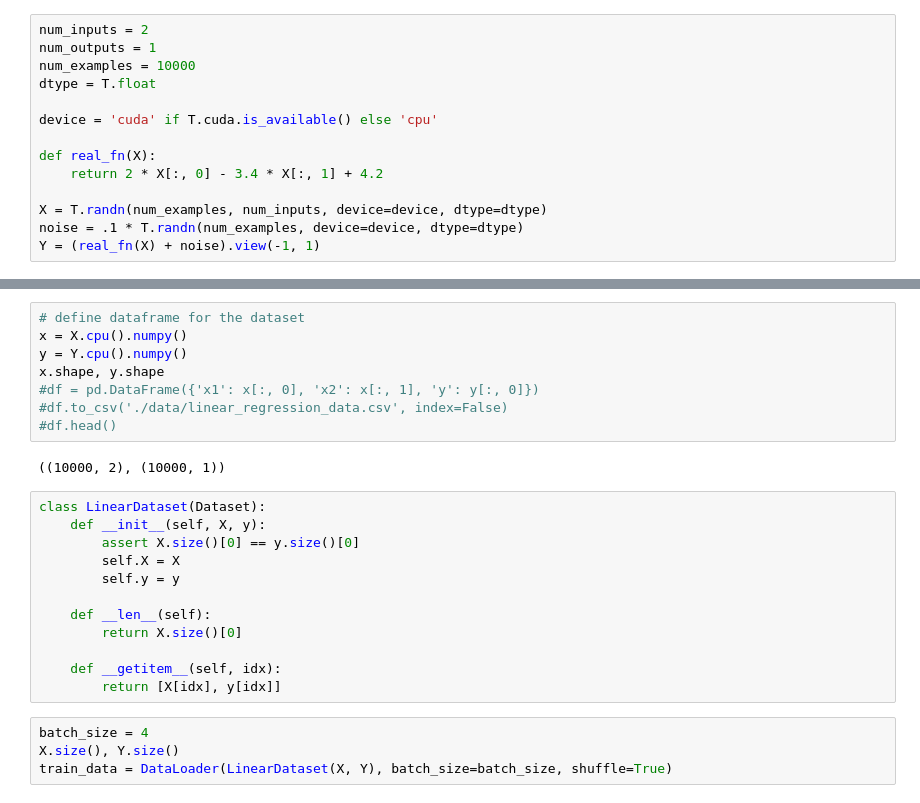
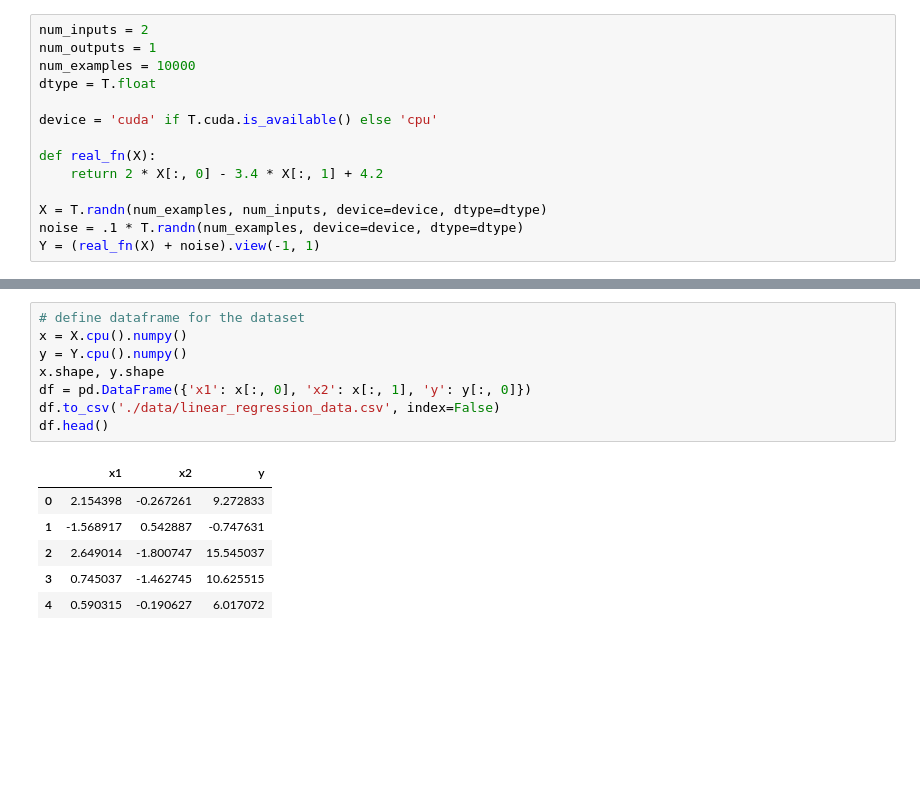
Before and after one commit to qooksgit/hepytorch, a Jupyter notebook: examples/linear_regression.ipynb, the cells around one changed output, grey strips where cells are left out. Saved outputs shown, nothing was run; the diff lists cells and outputs as text; blank space fills up the shorter version.

```diff
--- a/examples/linear_regression.ipynb
+++ b/examples/linear_regression.ipynb
@@ -32,26 +31,15 @@ plt.show()
 # %%
 # define dataframe for the dataset
 x = X.cpu().numpy()
 y = Y.cpu().numpy()
 x.shape, y.shape
-#df = pd.DataFrame({'x1': x[:, 0], 'x2': x[:, 1], 'y': y[:, 0]})
-#df.to_csv('./data/linear_regression_data.csv', index=False)
-#df.head()
+df = pd.DataFrame({'x1': x[:, 0], 'x2': x[:, 1], 'y': y[:, 0]})
+df.to_csv('./data/linear_regression_data.csv', index=False)
+df.head()
 # %% [output]
-((10000, 2), (10000, 1))
+|  | x1 | x2 | y |
+| 0 | 2.154398 | -0.267261 | 9.272833 |
+| 1 | -1.568917 | 0.542887 | -0.747631 |
+| 2 | 2.649014 | -1.800747 | 15.545037 |
+| 3 | 0.745037 | -1.462745 | 10.625515 |
+| 4 | 0.590315 | -0.190627 | 6.017072 |
-# %%
-class LinearDataset(Dataset):
-    def __init__(self, X, y):
-        assert X.size()[0] == y.size()[0]
-        self.X = X
-        self.y = y
-
-    def __len__(self):
-        return X.size()[0]
-
-    def __getitem__(self, idx):
-        return [X[idx], y[idx]]
-# %%
-batch_size = 4
-X.size(), Y.size()
-train_data = DataLoader(LinearDataset(X, Y), batch_size=batch_size, shuffle=True)
```
Also changed, not shown: parts of 10 cells of this notebook.
